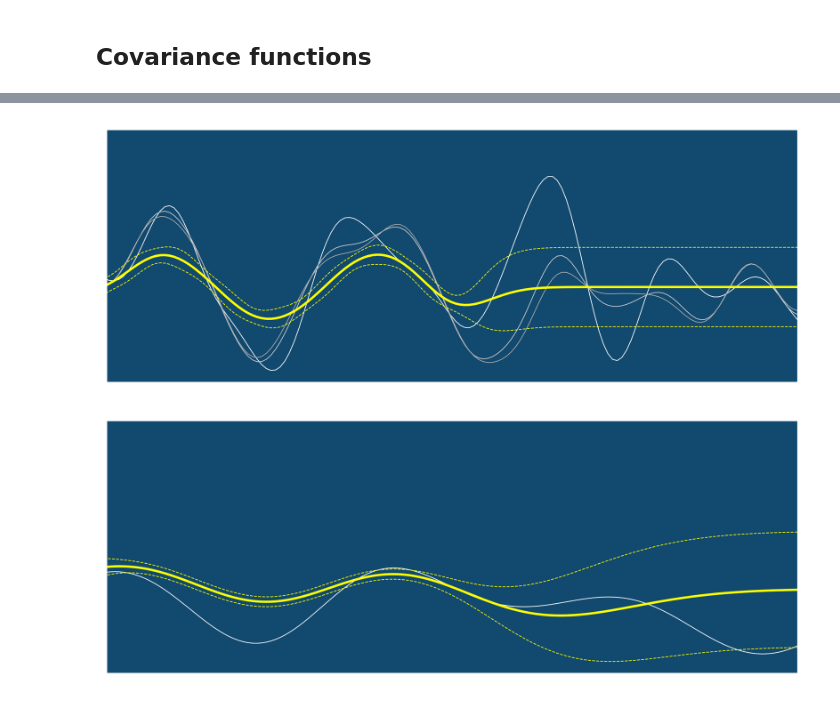
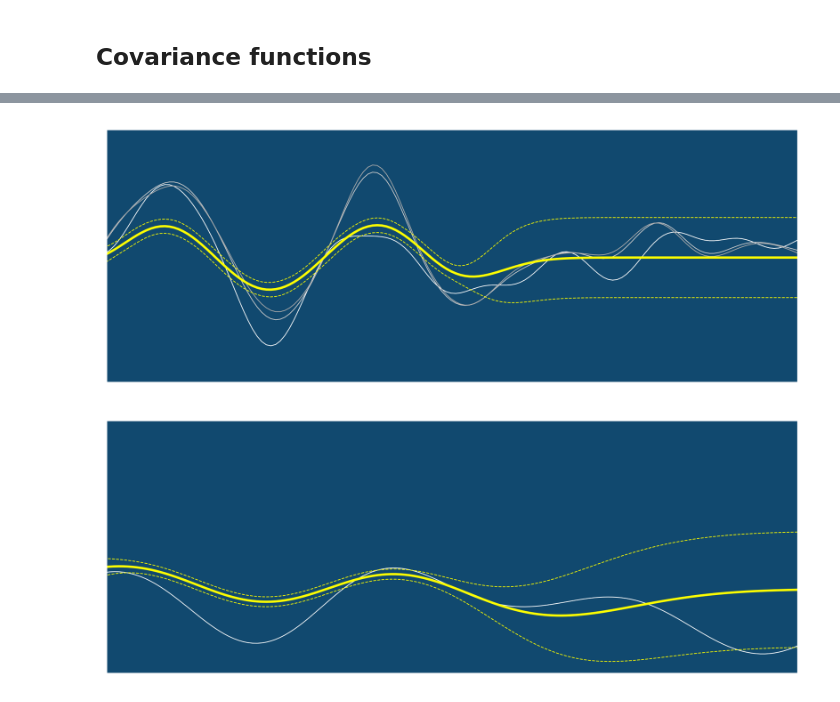
Before and after one commit to transientlunatic/gp-tutorial, a Jupyter notebook: chapters/simple-gp.ipynb, the cells around one changed output, grey strips where cells are left out. Drawn from its saved outputs; the diff is of its cells as text; code cells hidden in the pictures.

```diff
--- a/chapters/simple-gp.ipynb
+++ b/chapters/simple-gp.ipynb
@@ -56,13 +137,33 @@ class GaussianProcess(object):
         covariance : function
             The covariance function to use for the GP.
         """
-        self.covariance_function = covariance
+        self.covariance_function = covariance(**parameters)
         self.covariance_parameters = parameters
 
         self.x_columns = ["x"]
         self.y_columns = ["y"]
         self.y_error_columns = [col+"_err" for col in self.y_columns]
         self.data = pd.DataFrame(columns=["x", "y"])
+
+    def __call__(self, x, samples=0, **kwargs):
+        """
+        Evaluate the Gaussian process, and return the mean
+        and variance, and potentially some samples.
+
+        Parameters
+        ----------
+        x : np.array
+            The locations at which the GP should be evaluated.
+        samples : int, optional
+            The number of samples to draw from the GP
+            Defaults to 0, in which case no samples are returned.
+        """
+        mean, var = self.evaluate(x)
+        if samples > 0:
+            samples = self.samples(x, realisations=samples, **kwargs)
+            return mean, var, samples
+        else:
+            return mean, var
 
     def _invert(self, matrix):
         return np.linalg.inv(matrix)
@@ -100,7 +201,16 @@ class GaussianProcess(object):
 
     def evaluate(self, x):
         """
-        Evaluate the Gaussian process
+        Evaluate the Gaussian process.
+
+        Parameters
+        ----------
+        x : np.array
+            The locations at which the GP should be evaluated.
+
+        See also
+        ---------
+        self.__call__
         """
         self._compute(x)
         means = {}
@@ -163,28 +273,28 @@ class GaussianProcess(object):
         ax.plot(x, means[self.y_columns[0]] + np.diag(var[self.y_columns[0]]), color='yellow', lw=lw, linestyle="--")
         ax.plot(x, means[self.y_columns[0]] - np.diag(var[self.y_columns[0]]), color='yellow', lw=lw, linestyle="--")
 # %%
-gp = GaussianProcess(exp_q, length=1)
+gp = GaussianProcess(ExponentialQuadratic, length=1.5)
 
 f, ax = plt.subplots(1,1, figsize=(8,3), dpi=300)
 
 
 data = pd.DataFrame({"x": np.linspace(0, 10, 8),
                      "y": np.sin(np.linspace(0, 10, 8)),
-                     "y_err": 0.5 * np.ones(8)
+                     "y_err": .5 * np.ones(8)
                     })
 gp._data(data, ["x"], ["y"])
 
 ax.grid(False)
 ax.set_xticks([])
 ax.set_yticks([])
 ax.set_xlim([-0,20]);
 
 for spine in plt.gca().spines.values():
     spine.set_visible(False)
 
 gp.plot(x, lw=0.5, continuous_samples=True, realisations=3, ax=ax)
 # %% [output]
-[figure, old version]
+[figure, new version]
 # %%
 gp = GaussianProcess(exp_q, length=10)
 
```
Also changed, not shown: parts of 7 cells of this notebook.
